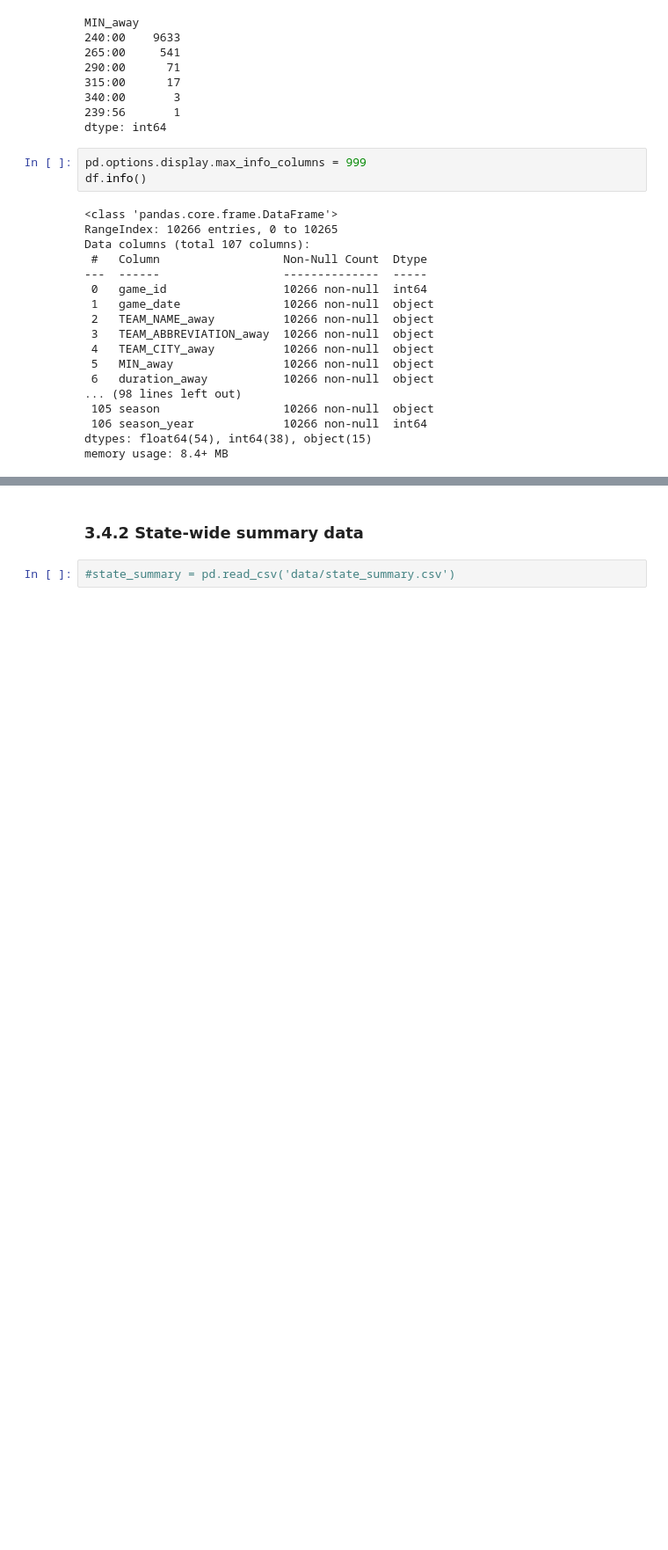
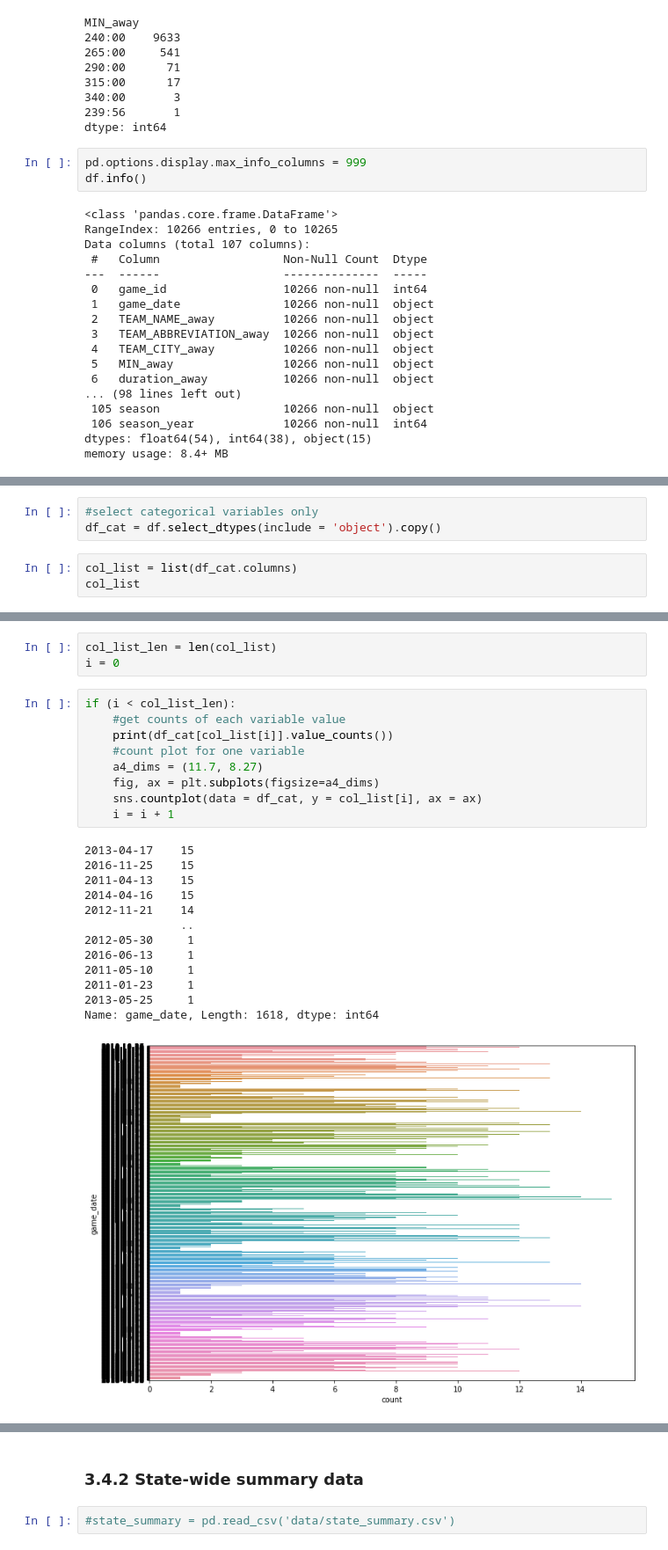
Before and after one commit to pauljacob/DSCapstone2, a Jupyter notebook: 03_Exploratory_Data_Analysis/03_exploratory_data_analysis.ipynb, the cells around one changed output, grey strips where cells are left out. Shown at 88% size. Saved outputs shown, nothing was run; the diff lists cells and outputs as text; blank space fills up the shorter version.

Commit message:
eda progress and added matchup column in data wrangling
eda progress and added matchup column in data wrangling

```diff
--- a/03_Exploratory_Data_Analysis/03_exploratory_data_analysis.ipynb
+++ b/03_Exploratory_Data_Analysis/03_exploratory_data_analysis.ipynb
@@ -145,0 +181,6 @@ df.describe().T
+# %%
+#select categorical variables only
+df_cat = df.select_dtypes(include = 'object').copy()
+# %%
+col_list = list(df_cat.columns)
+col_list
@@ -145,0 +203,26 @@ df.describe().T
+# %%
+col_list_len = len(col_list)
+i = 0
+# %%
+if (i < col_list_len):
+    #get counts of each variable value
+    print(df_cat[col_list[i]].value_counts())
+    #count plot for one variable
+    a4_dims = (11.7, 8.27)
+    fig, ax = plt.subplots(figsize=a4_dims)
+    sns.countplot(data = df_cat, y = col_list[i], ax = ax)
+    i = i + 1
+# %% [output]
+2013-04-17    15
+2016-11-25    15
+2011-04-13    15
+2014-04-16    15
+2012-11-21    14
+              ..
+2012-05-30     1
+2016-06-13     1
+2011-05-10     1
+2011-01-23     1
+2013-05-25     1
+Name: game_date, Length: 1618, dtype: int64
+[figure, added]
```
Also changed, not shown: parts of 63 cells of this notebook, 8 other files.
